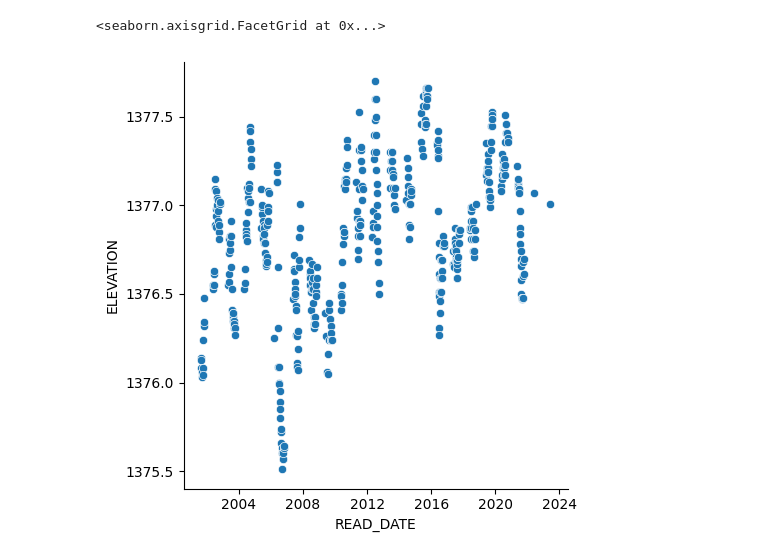
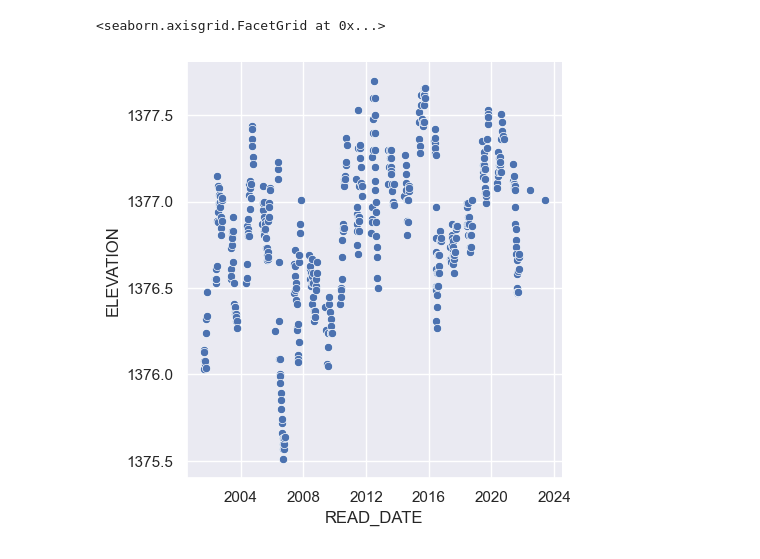
Before and after one commit to ziggle/PowerQueryBitsAndPieces, a Jupyter notebook: EagleLakeData/LakeLevel.ipynb, the cells around one changed output. Cells and saved outputs as stored; diff of their text form; code cells hidden in the pictures.

```diff
--- a/EagleLakeData/LakeLevel.ipynb
+++ b/EagleLakeData/LakeLevel.ipynb
@@ -16,7 +16,8 @@ df.to_csv("temp.csv")
 # %%
 import seaborn as sns
 import matplotlib.pyplot as plt
+sns.set(rc={'figure.figsize':(11.7,8.27)})
 sns.relplot(x=df.index, y='ELEVATION',data=df)
 # %% [output]
 <seaborn.axisgrid.FacetGrid at 0x...>
-[figure, old version]
+[figure, new version]
```
Also changed, not shown: parts of 2 cells of this notebook.
